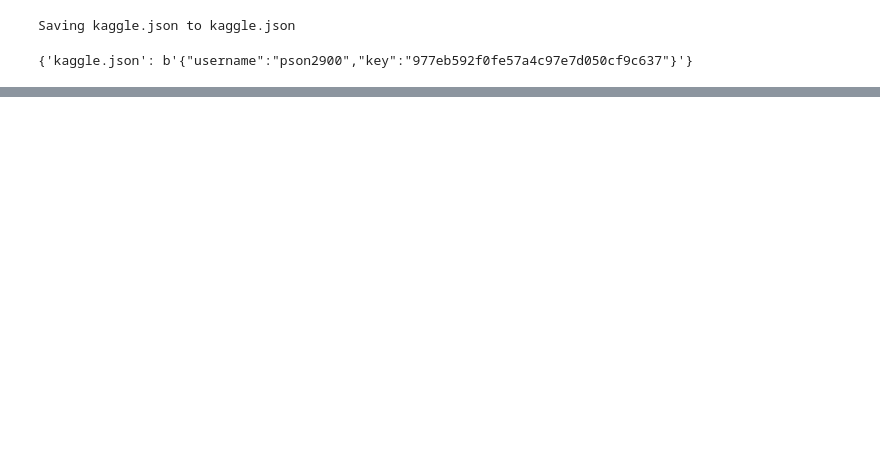
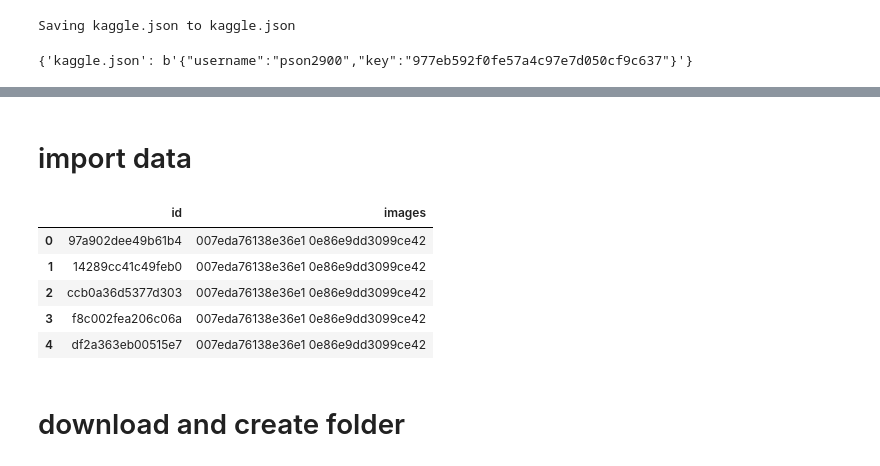
Before and after one commit to redman157/HocML, a Jupyter notebook: landmark.ipynb, the cells around one changed output, grey strips where cells are left out. Drawn from its saved outputs; the diff is of its cells as text; code cells hidden in the pictures; blank space fills up the shorter version.

```diff
--- a/landmark.ipynb
+++ b/landmark.ipynb
@@ -29,3 +49,5 @@ Archive:  retrieval_sample_submission.csv.zip
+# %% [markdown]
+# import data
 # %%
 import pandas as pd
 import numpy as np
@@ -38,6 +62,17 @@ data_retrieval = pd.read_csv('retrieval_sample_submission.csv')
 
 train_data = 'https://s3.amazonaws.com/google-landmark/metadata/train.csv'
 train_attr = 'https://s3.amazonaws.com/google-landmark/metadata/train_attribution.csv'
+# %%
+data_retrieval.head(5)
+# %% [output]
+|  | id | images |
+| 0 | 97a902dee49b61b4 | 007eda76138e36e1 0e86e9dd3099ce42 |
+| 1 | 14289cc41c49feb0 | 007eda76138e36e1 0e86e9dd3099ce42 |
+| 2 | ccb0a36d5377d303 | 007eda76138e36e1 0e86e9dd3099ce42 |
+| 3 | f8c002fea206c06a | 007eda76138e36e1 0e86e9dd3099ce42 |
+| 4 | df2a363eb00515e7 | 007eda76138e36e1 0e86e9dd3099ce42 |
+# %% [markdown]
+# download and create folder
 # %%
 def download_data(url, address):
   fileName = url.split('/')[-1]
```
Also changed, not shown: parts of 30 cells of this notebook.
